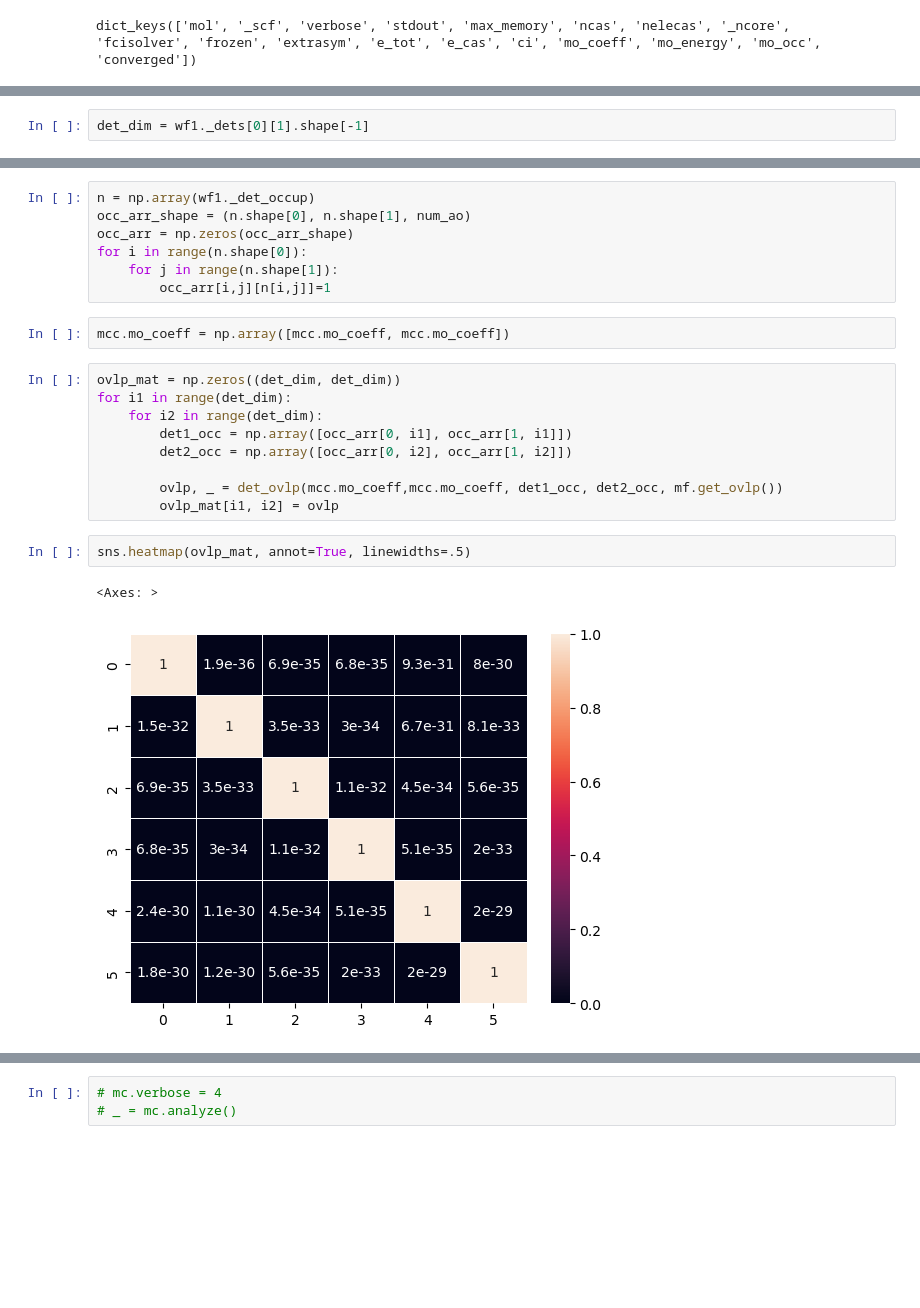
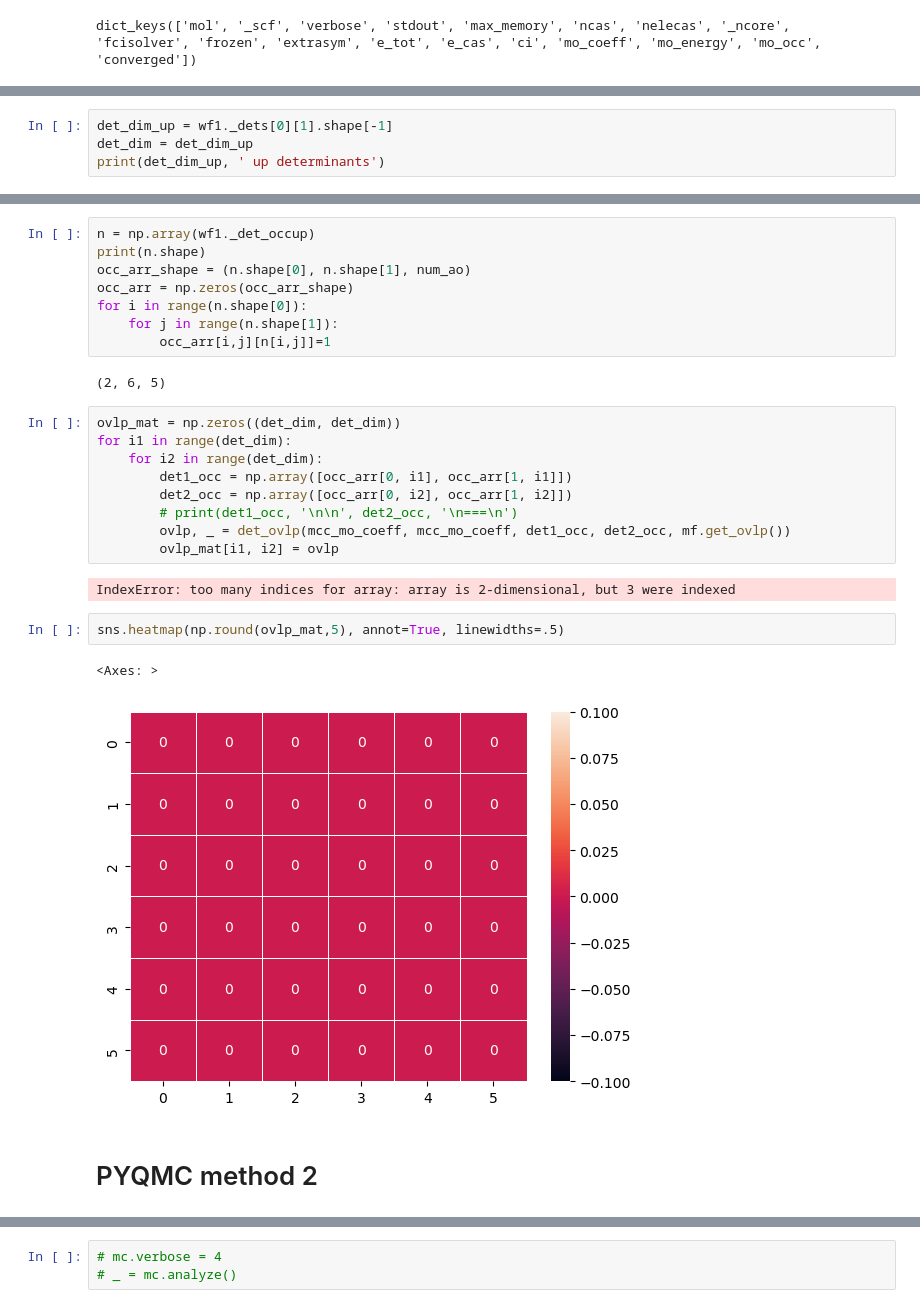
Before and after one commit to kayahans/pyqmc, a Jupyter notebook: pyqmc/test-overlap-casci-full.ipynb, the cells around one changed output, grey strips where cells are left out. Saved outputs shown, nothing was run; the diff lists cells and outputs as text; blank space fills up the shorter version.

```diff
--- a/pyqmc/test-overlap-casci-full.ipynb
+++ b/pyqmc/test-overlap-casci-full.ipynb
@@ -86,2 +89,4 @@ num_ao = wf1._aovals.shape[-1]
 # %%
-det_dim = wf1._dets[0][1].shape[-1]
+det_dim_up = wf1._dets[0][1].shape[-1]
+det_dim = det_dim_up
+print(det_dim_up, ' up determinants')
@@ -88,23 +102,28 @@ det_dim = wf1._dets[0][1].shape[-1]
 # %%
 n = np.array(wf1._det_occup)
+print(n.shape)
 occ_arr_shape = (n.shape[0], n.shape[1], num_ao)
 occ_arr = np.zeros(occ_arr_shape)
 for i in range(n.shape[0]):
     for j in range(n.shape[1]):
         occ_arr[i,j][n[i,j]]=1
+# %% [output]
+(2, 6, 5)
-# %%
-mcc.mo_coeff = np.array([mcc.mo_coeff, mcc.mo_coeff])
 # %%
 ovlp_mat = np.zeros((det_dim, det_dim))
 for i1 in range(det_dim):
     for i2 in range(det_dim):
         det1_occ = np.array([occ_arr[0, i1], occ_arr[1, i1]])
         det2_occ = np.array([occ_arr[0, i2], occ_arr[1, i2]])
-
-        ovlp, _ = det_ovlp(mcc.mo_coeff,mcc.mo_coeff, det1_occ, det2_occ, mf.get_ovlp())
+        # print(det1_occ, '\n\n', det2_occ, '\n===\n')
+        ovlp, _ = det_ovlp(mcc_mo_coeff, mcc_mo_coeff, det1_occ, det2_occ, mf.get_ovlp())
         ovlp_mat[i1, i2] = ovlp
+# %% [output]
+IndexError: too many indices for array: array is 2-dimensional, but 3 were indexed
 # %%
-sns.heatmap(ovlp_mat, annot=True, linewidths=.5)
+sns.heatmap(np.round(ovlp_mat,5), annot=True, linewidths=.5)
 # %% [output]
 <Axes: >
-[figure, old version]
+[figure, new version]
+# %% [markdown]
+# PYQMC method 2
```
Also changed, not shown: parts of 35 cells of this notebook, 3 other files.
